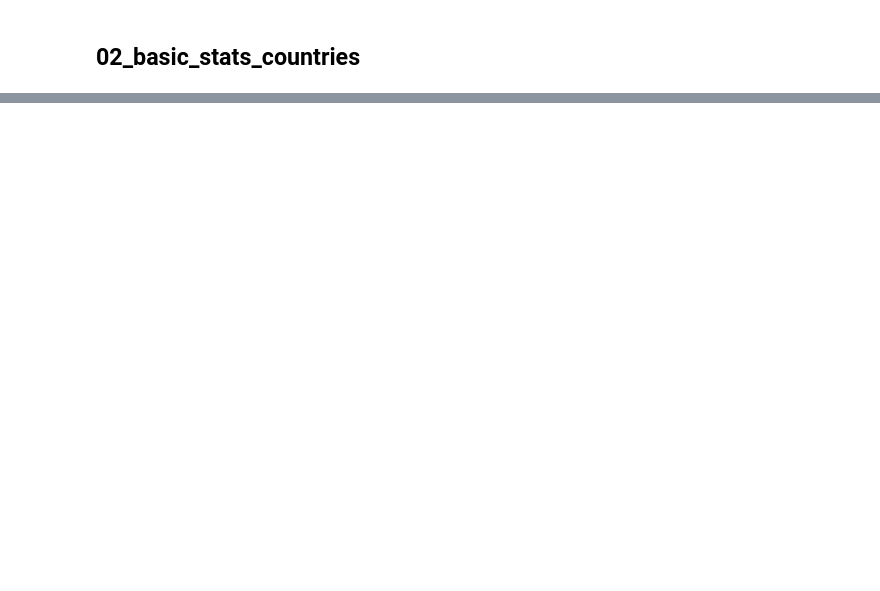
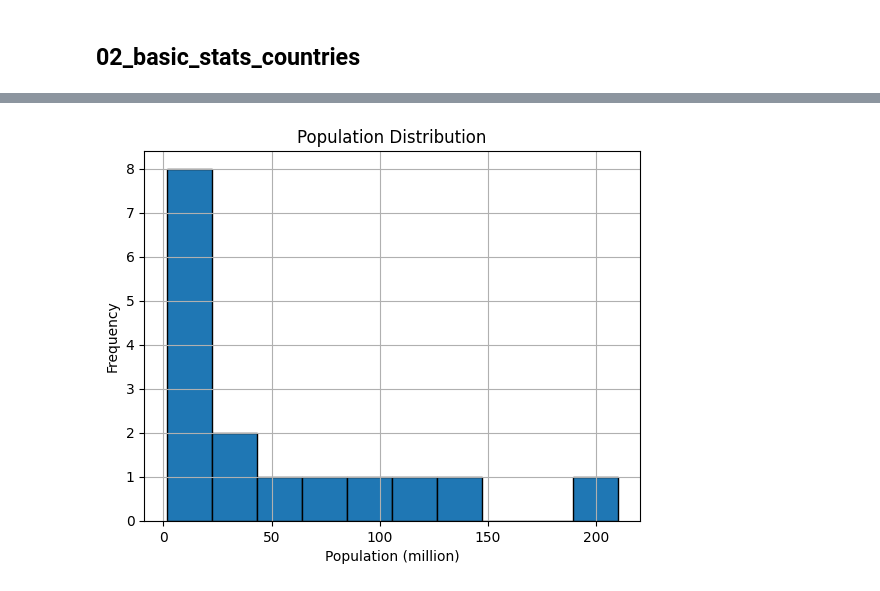
Before and after one commit to toshiyuki-nose/My-Statistics-for-Data-Analysis, a Jupyter notebook: notebook/02_basic_stats_countries.ipynb, the cells around one changed output, grey strips where cells are left out. Saved outputs shown, nothing was run; the diff lists cells and outputs as text; code cells hidden in the pictures; blank space fills up the shorter version.

```diff
--- a/notebook/02_basic_stats_countries.ipynb
+++ b/notebook/02_basic_stats_countries.ipynb
@@ -67,0 +85,10 @@ ModuleNotFoundError: No module named 'config'
+# %%
+# 可視化
+# ヒストグラムの作成
+df["population_million"].hist(bins=10, edgecolor="black")
+plt.title("Population Distribution")
+plt.xlabel("Population (million)")
+plt.ylabel("Frequency")
+plt.show()
+# %% [output]
+[figure, added]
```
Also changed, not shown: parts of 3 cells of this notebook, 5 other files.
